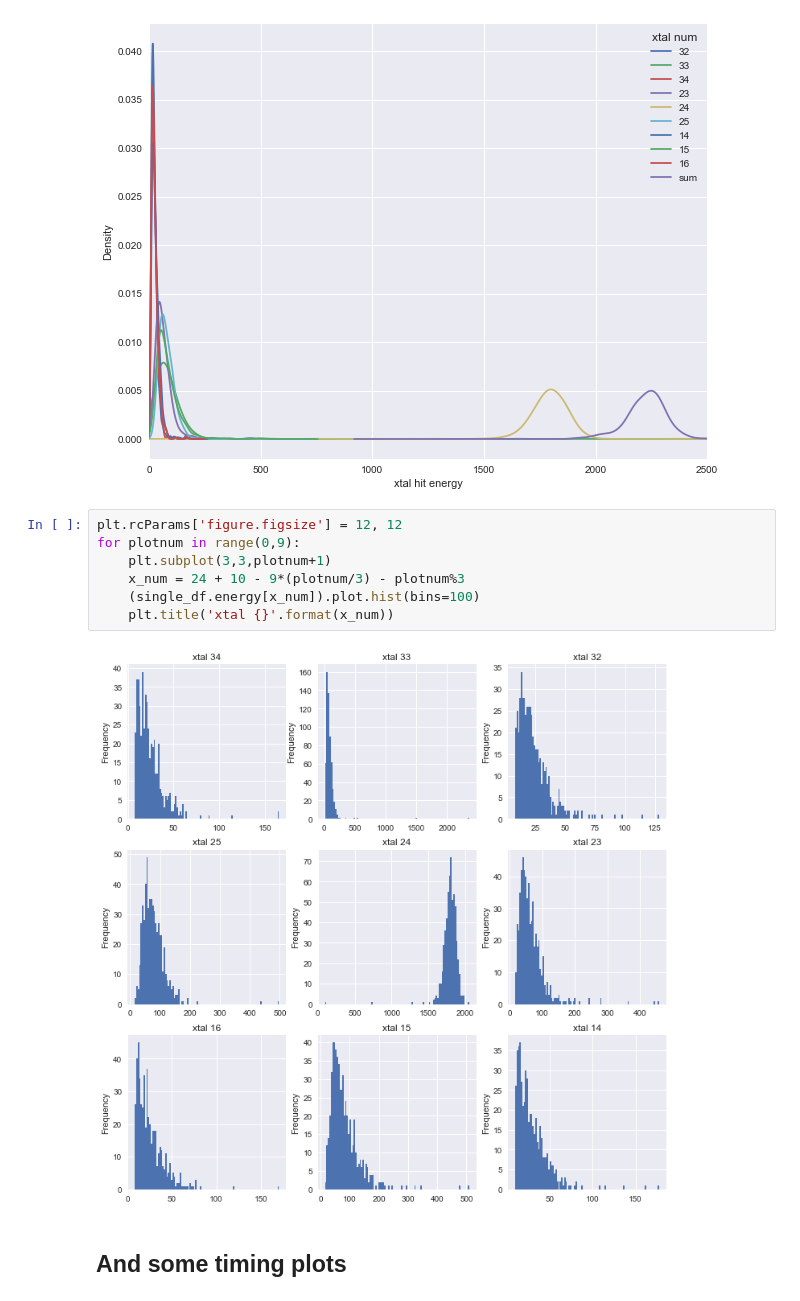
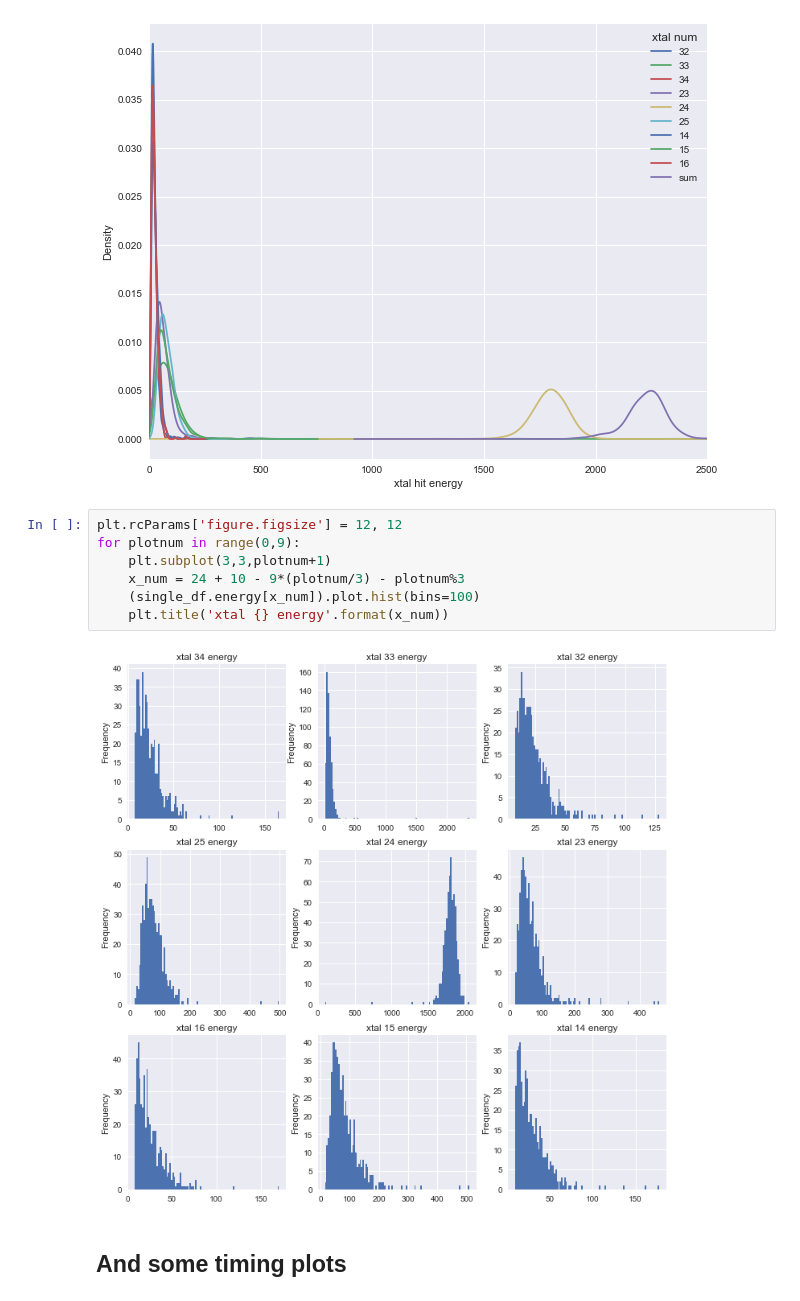
Before and after one commit to atfienberg/gm2-jupyter-notebooks, a Jupyter notebook: SLACWithPandas.ipynb, the cells around one changed output. Cells and saved outputs as stored; diff of their text form.

Commit message:
added better plot titles

```diff
--- a/SLACWithPandas.ipynb
+++ b/SLACWithPandas.ipynb
@@ -172,12 +172,12 @@ plt.xlim(0,2500)
 # %%
 plt.rcParams['figure.figsize'] = 12, 12
 for plotnum in range(0,9):
     plt.subplot(3,3,plotnum+1)
     x_num = 24 + 10 - 9*(plotnum/3) - plotnum%3
     (single_df.energy[x_num]).plot.hist(bins=100)
-    plt.title('xtal {}'.format(x_num))
+    plt.title('xtal {} energy'.format(x_num))
 # %% [output]
-[figure, old version]
+[figure, new version]
 # %% [markdown]
 ## And some timing plots
 # %%
```
Also changed, not shown: parts of 1 cell of this notebook.
